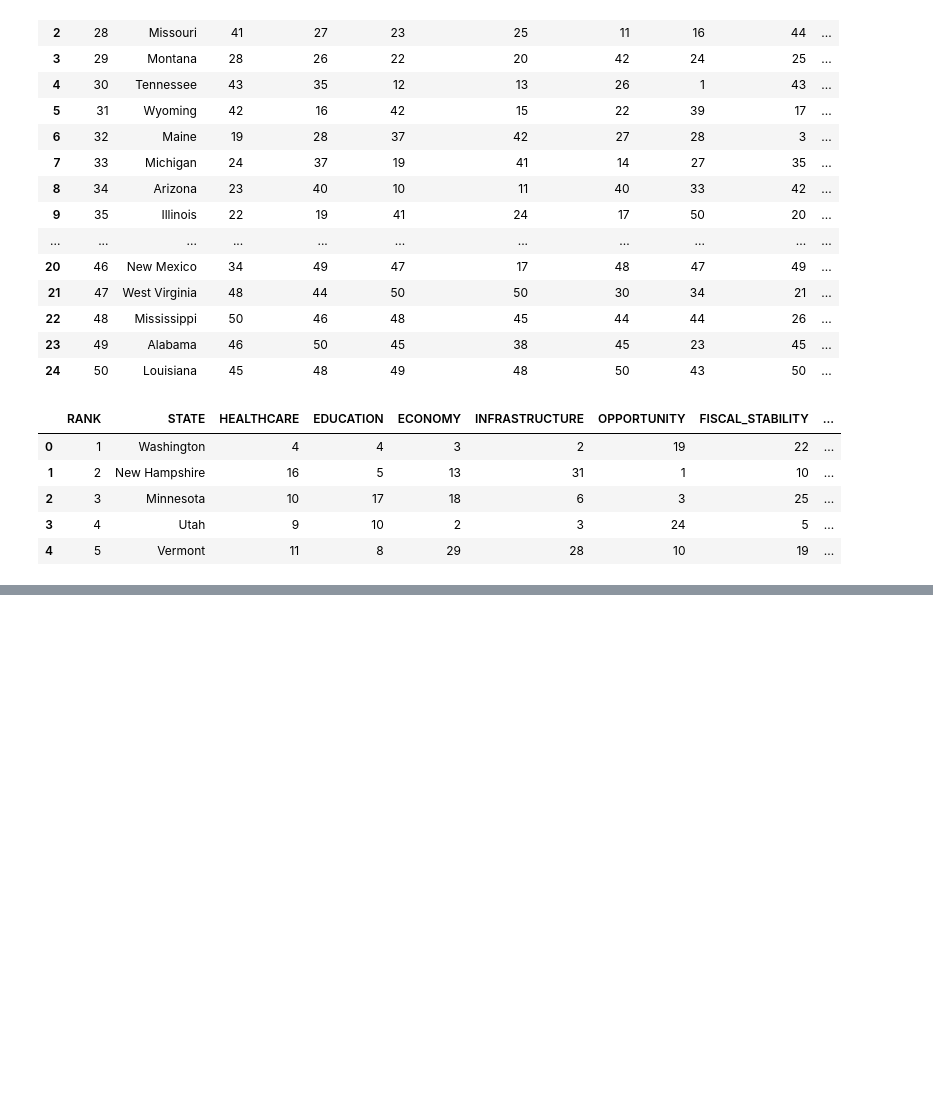
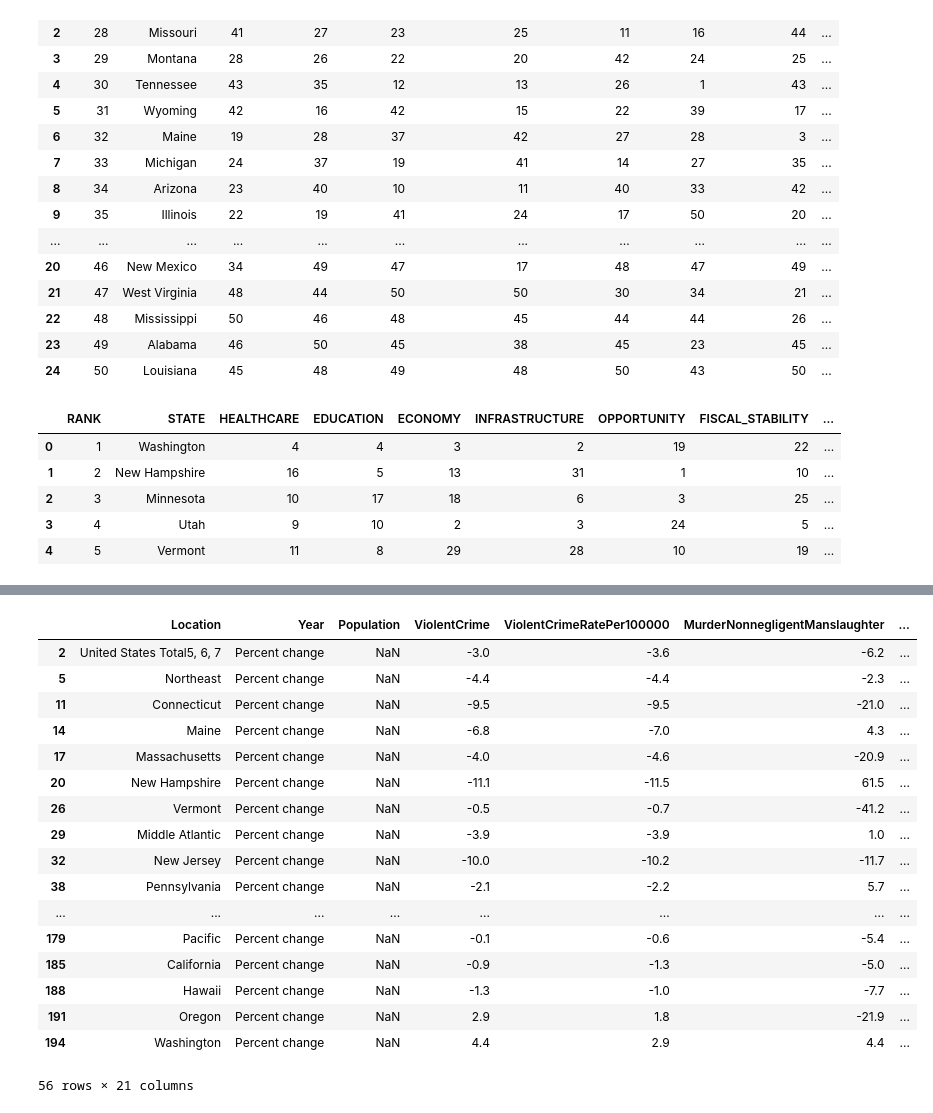
Before and after one commit to grykah/projects, a Jupyter notebook: DataScraping/ScrapingData.ipynb, the cells around one changed output, grey strips where cells are left out. Drawn from its saved outputs; the diff is of its cells as text; code cells hidden in the pictures; blank space fills up the shorter version.

```diff
--- a/DataScraping/ScrapingData.ipynb
+++ b/DataScraping/ScrapingData.ipynb
@@ -563,0 +696,3 @@ states_df.to_csv(save_path + data_name)
+# %%
+cdata2 = cdata2[0:198]
+cdata2.tail(5)
@@ -563,0 +722,3 @@ states_df.to_csv(save_path + data_name)
+# %%
+cdata2 = cdata2.drop(['Unnamed: 21', 'Unnamed: 22',' '], axis=1)
+cdata2.columns
@@ -563,0 +737,11 @@ states_df.to_csv(save_path + data_name)
+# %%
+cdata2.columns = ['Location', 'Year', 'Population', 'ViolentCrime',
+       'ViolentCrimeRatePer100000',
+       'MurderNonnegligentManslaughter',
+       'MurderNonnegligentManslaughterRatePer100000', 'Rape',
+       'RapeRatePer100000', 'Robbery', 'RobberyRatePer100000',
+       'AggravatedAssault', 'AggravatedAssaultRatePer100000',
+       'PropertyCrime', 'PropertyCrimeRatePer100000', 'Burglary',
+       'BurglaryRatePer100000', 'LarcenyTheft',
+       'LarcenyTheftRatePer100000', 'MotorVehicleTheft',
+       'MotorVehicleTheftRatePer100000']
@@ -563,0 +758,3 @@ states_df.to_csv(save_path + data_name)
+# %%
+cdata2.Location = cdata2.Location.ffill()
+cdata2.sample(6)
@@ -563,0 +770,21 @@ states_df.to_csv(save_path + data_name)
+# %%
+cdata2[cdata2.isnull().any(axis=1)]
+# %% [output]
+|  | Location | Year | Population | ViolentCrime | ViolentCrimeRatePer100000 | MurderNonnegligentManslaughter | ... |
+| 2 | United States Total5, 6, 7 | Percent change | NaN | -3.0 | -3.6 | -6.2 | ... |
+| 5 | Northeast | Percent change | NaN | -4.4 | -4.4 | -2.3 | ... |
+| 11 | Connecticut | Percent change | NaN | -9.5 | -9.5 | -21.0 | ... |
+| 14 | Maine | Percent change | NaN | -6.8 | -7.0 | 4.3 | ... |
+| 17 | Massachusetts | Percent change | NaN | -4.0 | -4.6 | -20.9 | ... |
+| 20 | New Hampshire | Percent change | NaN | -11.1 | -11.5 | 61.5 | ... |
+| 26 | Vermont | Percent change | NaN | -0.5 | -0.7 | -41.2 | ... |
+| 29 | Middle Atlantic | Percent change | NaN | -3.9 | -3.9 | 1.0 | ... |
+| 32 | New Jersey | Percent change | NaN | -10.0 | -10.2 | -11.7 | ... |
+| 38 | Pennsylvania | Percent change | NaN | -2.1 | -2.2 | 5.7 | ... |
+| ... | ... | ... | ... | ... | ... | ... | ... |
+| 179 | Pacific | Percent change | NaN | -0.1 | -0.6 | -5.4 | ... |
+| 185 | California | Percent change | NaN | -0.9 | -1.3 | -5.0 | ... |
+| 188 | Hawaii | Percent change | NaN | -1.3 | -1.0 | -7.7 | ... |
+| 191 | Oregon | Percent change | NaN | 2.9 | 1.8 | -21.9 | ... |
+| 194 | Washington | Percent change | NaN | 4.4 | 2.9 | 4.4 | ... |
+56 rows × 21 columns
```
Also changed, not shown: parts of 22 cells of this notebook, 5 other files.
